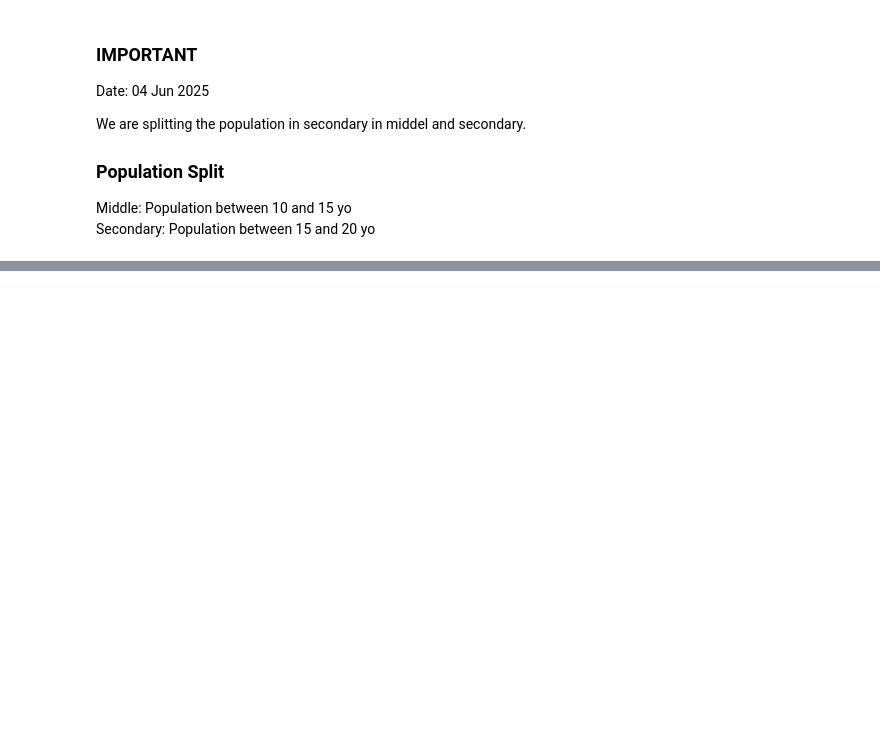
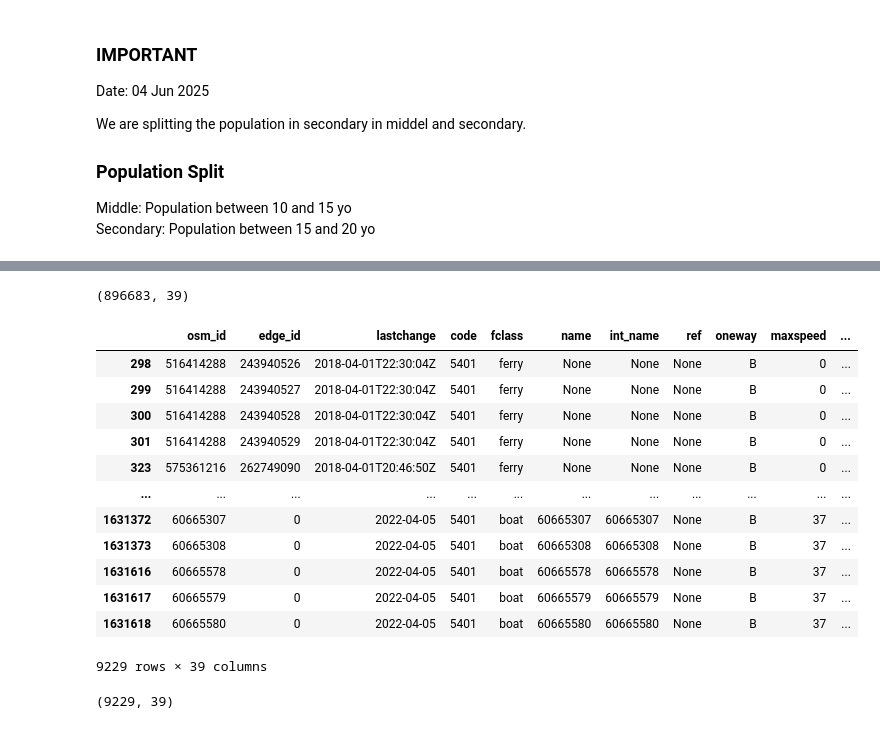
Before and after one commit to Claudio9701/amazon-settlements-edu-access, a Jupyter notebook: 04_population_distance_analysis_with_bra.ipynb, the cells around one changed output, grey strips where cells are left out. Cells and saved outputs as stored; diff of their text form; code cells hidden in the pictures; blank space fills up the shorter version.

```diff
--- a/04_population_distance_analysis_with_bra.ipynb
+++ b/04_population_distance_analysis_with_bra.ipynb
@@ -927,0 +1470,4 @@ plt.show()
+# %%
+gdf_amazon = gpd.read_parquet(
+    "/Users/claudio/Documents/amazon_fluvial_transport_net/osm_amazonia_streets.parquet"
+)
@@ -927,0 +1533,33 @@ plt.show()
+# %%
+gdf_amazon[gdf_amazon.fclass.isin(["boat", "ferry"])].shape
+# %% [output]
+(896683, 39)
+# %%
+# Define bounding box around Iquitos
+lon_min, lon_max = -73.5, -73.0
+lat_min, lat_max = -4.0, -3.5
+
+gdf_amazon_iquitos = gdf_amazon[
+    (gdf_amazon.geometry.bounds["minx"] >= lon_min)
+    & (gdf_amazon.geometry.bounds["maxx"] <= lon_max)
+    & (gdf_amazon.geometry.bounds["miny"] >= lat_min)
+    & (gdf_amazon.geometry.bounds["maxy"] <= lat_max)
+]
+# %% [output]
+|  | osm_id | edge_id | lastchange | code | fclass | name | int_name | ref | oneway | maxspeed | ... |
+| 298 | 516414288 | 243940526 | 2018-04-01T22:30:04Z | 5401 | ferry | None | None | None | B | 0 | ... |
+| 299 | 516414288 | 243940527 | 2018-04-01T22:30:04Z | 5401 | ferry | None | None | None | B | 0 | ... |
+| 300 | 516414288 | 243940528 | 2018-04-01T22:30:04Z | 5401 | ferry | None | None | None | B | 0 | ... |
+| 301 | 516414288 | 243940529 | 2018-04-01T22:30:04Z | 5401 | ferry | None | None | None | B | 0 | ... |
+| 323 | 575361216 | 262749090 | 2018-04-01T20:46:50Z | 5401 | ferry | None | None | None | B | 0 | ... |
+| ... | ... | ... | ... | ... | ... | ... | ... | ... | ... | ... | ... |
+| 1631372 | 60665307 | 0 | 2022-04-05 | 5401 | boat | 60665307 | 60665307 | None | B | 37 | ... |
+| 1631373 | 60665308 | 0 | 2022-04-05 | 5401 | boat | 60665308 | 60665308 | None | B | 37 | ... |
+| 1631616 | 60665578 | 0 | 2022-04-05 | 5401 | boat | 60665578 | 60665578 | None | B | 37 | ... |
+| 1631617 | 60665579 | 0 | 2022-04-05 | 5401 | boat | 60665579 | 60665579 | None | B | 37 | ... |
+| 1631618 | 60665580 | 0 | 2022-04-05 | 5401 | boat | 60665580 | 60665580 | None | B | 37 | ... |
+9229 rows × 39 columns
+# %%
+gdf_amazon_iquitos.shape
+# %% [output]
+(9229, 39)
```
Also changed, not shown: parts of 69 cells of this notebook.
